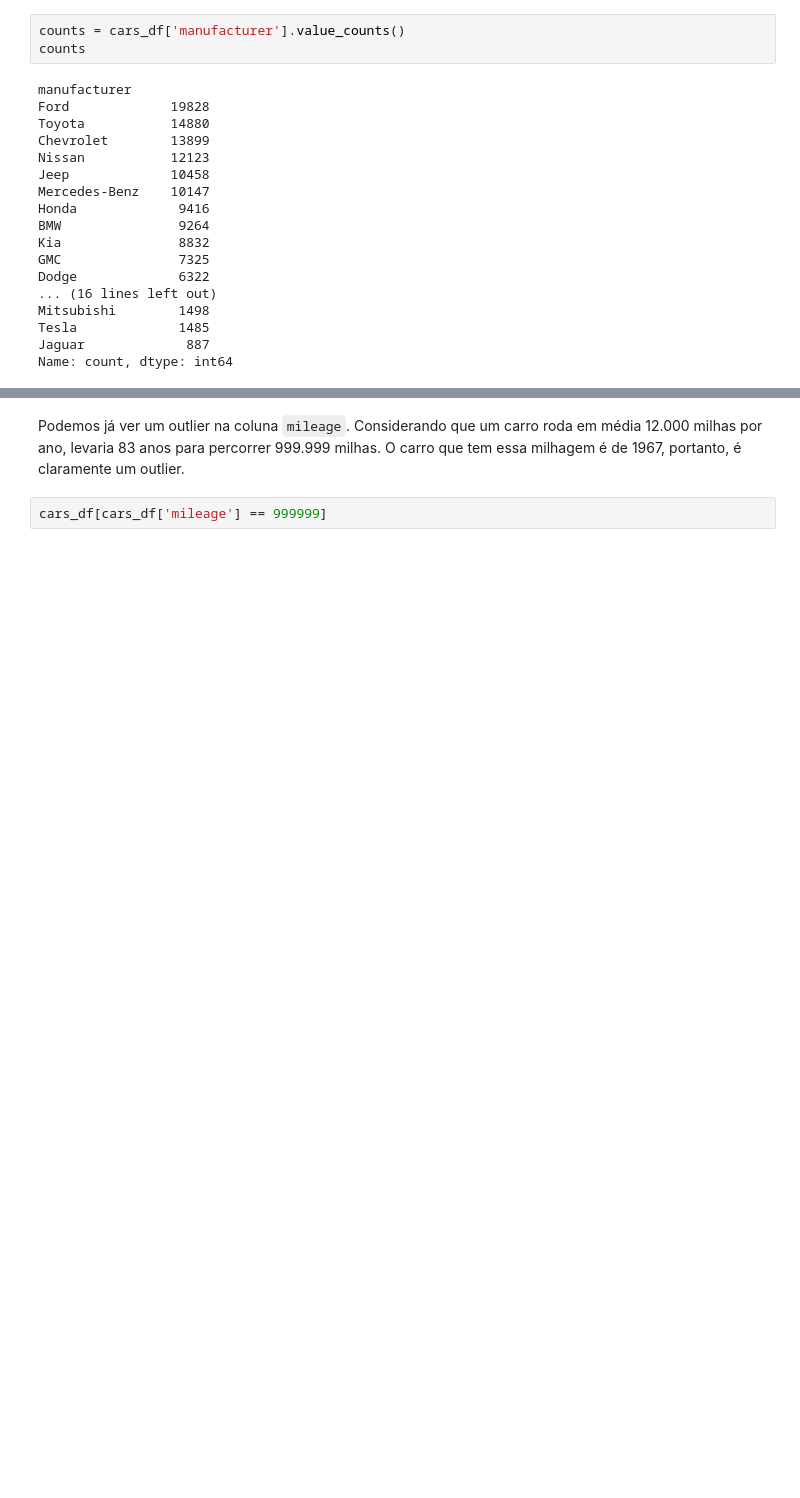
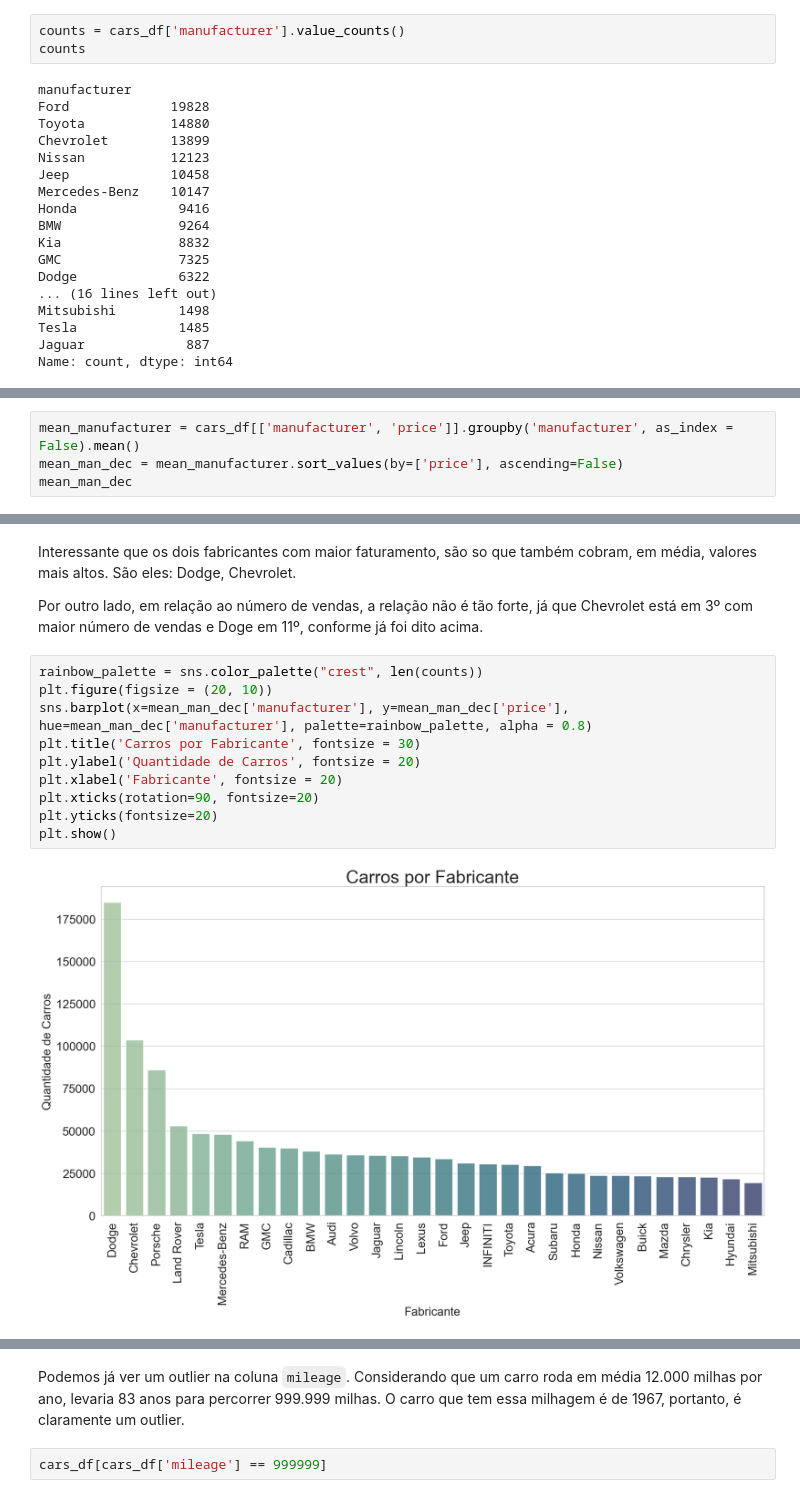
Before and after one commit to BaRobles/Compass_Data_Science, a Jupyter notebook: Sprint-2/Sprint 2.ipynb, the cells around one changed output, grey strips where cells are left out. Cells and saved outputs as stored; diff of their text form; blank space fills up the shorter version.

```diff
--- a/Sprint-2/Sprint 2.ipynb
+++ b/Sprint-2/Sprint 2.ipynb
@@ -159,0 +186,4 @@ plt.show()
+# %%
+mean_manufacturer = cars_df[['manufacturer', 'price']].groupby('manufacturer', as_index = False).mean()
+mean_man_dec = mean_manufacturer.sort_values(by=['price'], ascending=False)
+mean_man_dec
@@ -160 +208,17 @@ plt.show()
+# %% [markdown]
+Interessante que os dois fabricantes com maior faturamento, são so que também cobram, em média, valores mais altos. São eles: Dodge, Chevrolet.
+
+Por outro lado, em relação ao número de vendas, a relação não é tão forte, já que Chevrolet está em 3º com maior número de vendas e Doge em 11º, conforme já foi dito acima.
+# %%
+rainbow_palette = sns.color_palette("crest", len(counts))
+plt.figure(figsize = (20, 10))
+sns.barplot(x=mean_man_dec['manufacturer'], y=mean_man_dec['price'], hue=mean_man_dec['manufacturer'], palette=rainbow_palette, alpha = 0.8)
+plt.title('Carros por Fabricante', fontsize = 30)
+plt.ylabel('Quantidade de Carros', fontsize = 20)
+plt.xlabel('Fabricante', fontsize = 20)
+plt.xticks(rotation=90, fontsize=20)
+plt.yticks(fontsize=20)
+plt.show()
+# %% [output]
+[figure, added]
 # %% [markdown]
```
Also changed, not shown: parts of 19 cells of this notebook.
